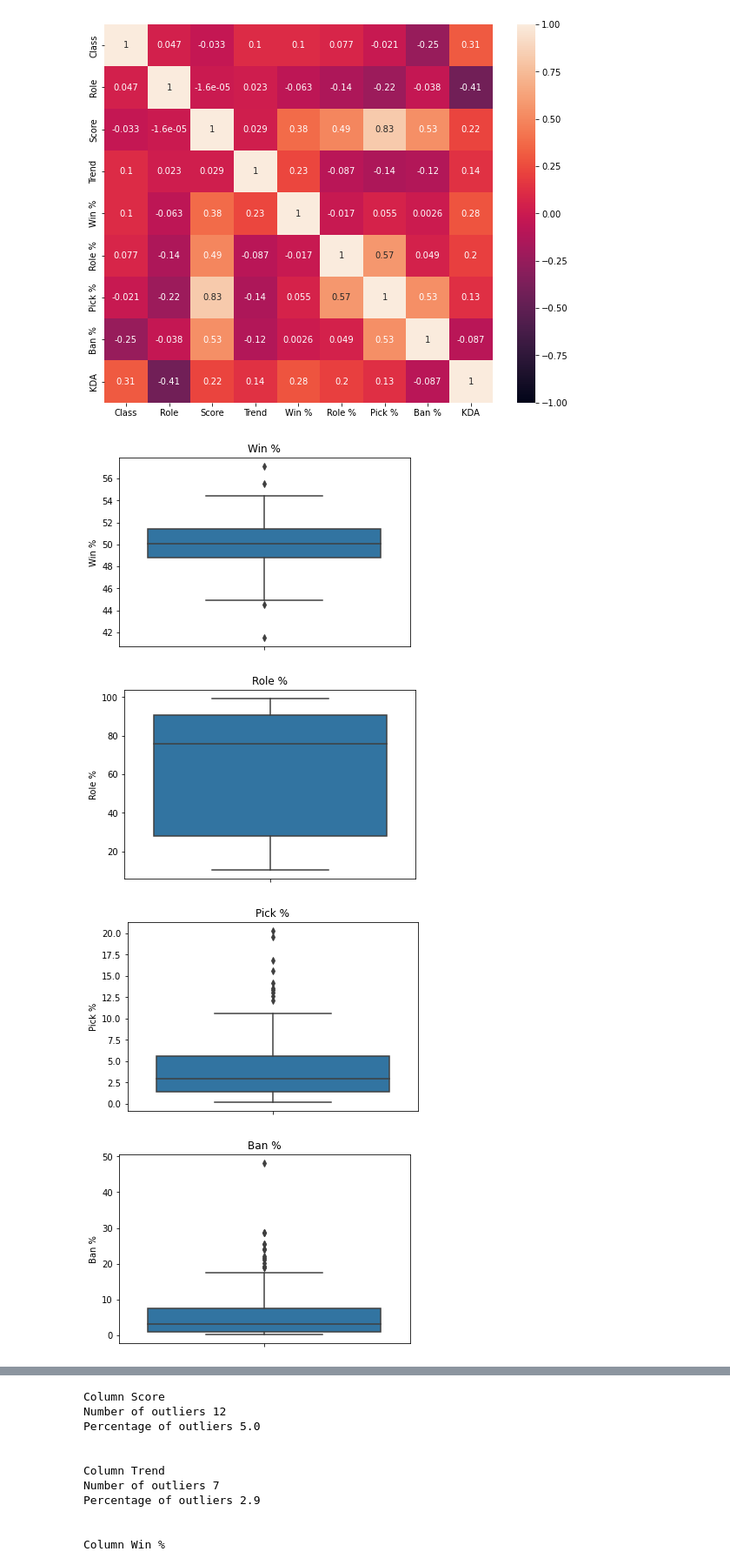
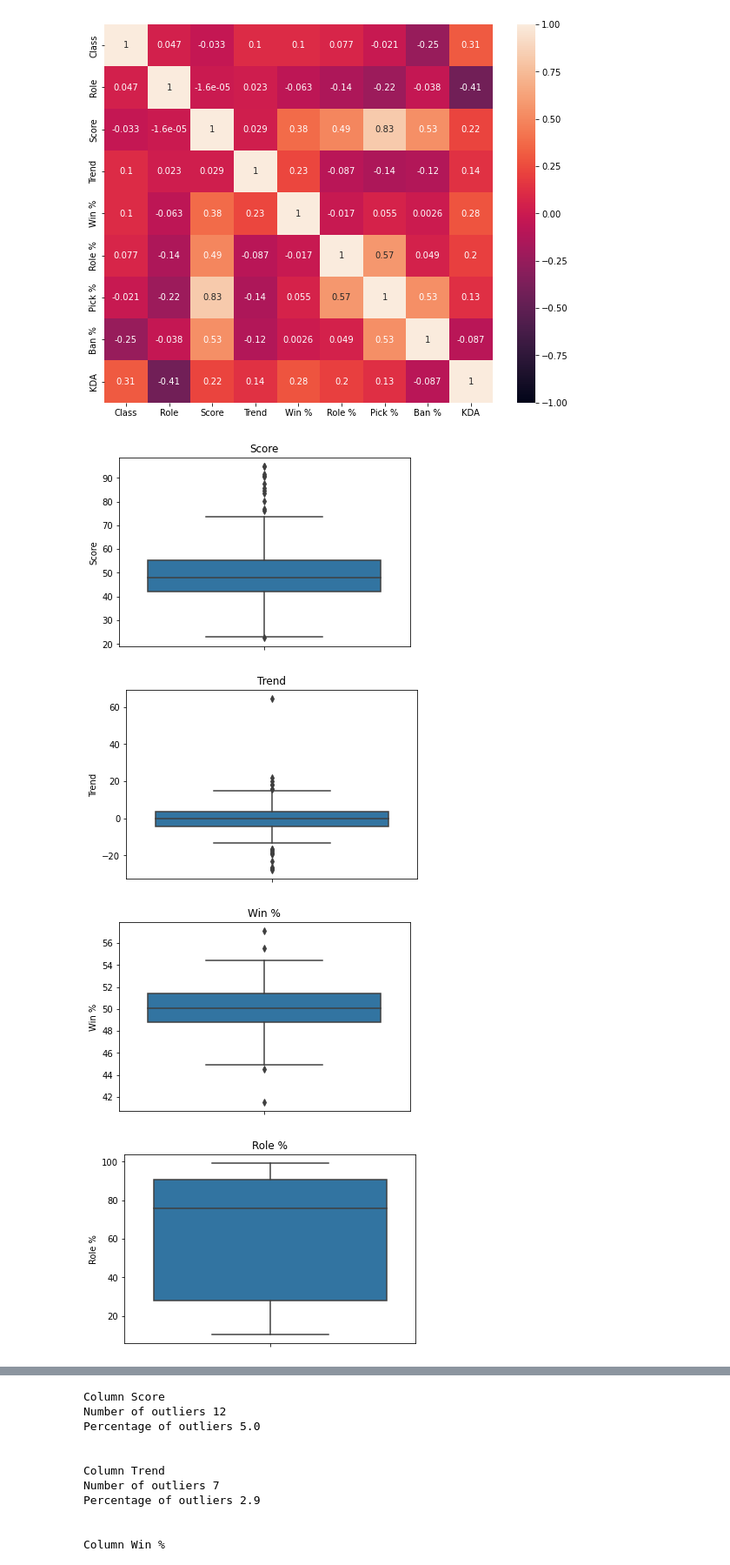
Before and after one commit to mathieujomain/League-of-Legends-champion-tier-prediction---Final-Project, a Jupyter notebook: data_prep.ipynb, the cells around one changed output, grey strips where cells are left out. Shown: that part at 87% size. Drawn from its saved outputs; the diff is of its cells as text; code cells hidden in the pictures.

```diff
--- a/data_prep.ipynb
+++ b/data_prep.ipynb
@@ -216,15 +216,17 @@ heatmap = sns.heatmap(data.corr(), vmin=-1, vmax=1, annot=True)
 [figure]
 # %%
 #Keeping only numeric data that make sense plotting (delete encoded columns from list)
+col = ['Win %', 'Role %', 'Pick %', 'Ban %']
+
 col_plot = ['Score', 'Trend', 'Win %', 'Role %',
        'Pick %', 'Ban %', 'KDA']
 
-for i in col:
+for i in col_plot:
     sns.boxplot(data = data, y=i)
     plt.title(i)
     plt.show()
 # %% [output]
-[figure, old version]
+[figure, new version]
-[figure, old version]
+[figure, new version]
-[figure, old version]
+[figure, new version]
-[figure, old version]
+[figure, new version]
```
Also changed, not shown: parts of 5 cells of this notebook, 4 other files.
